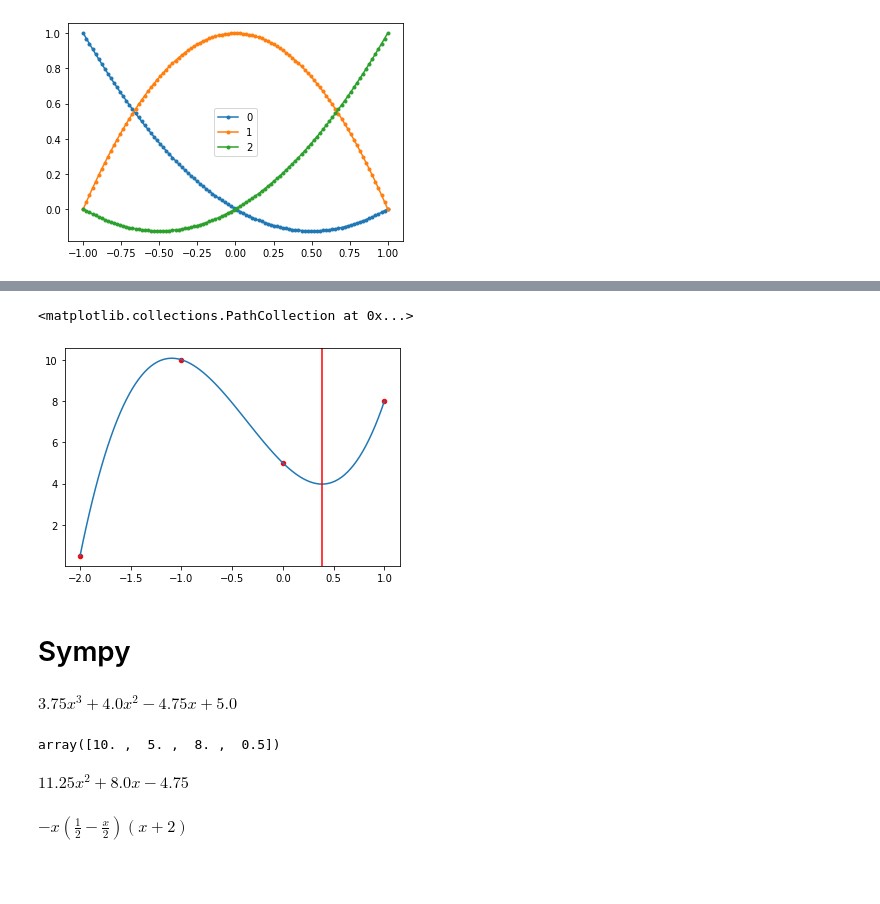
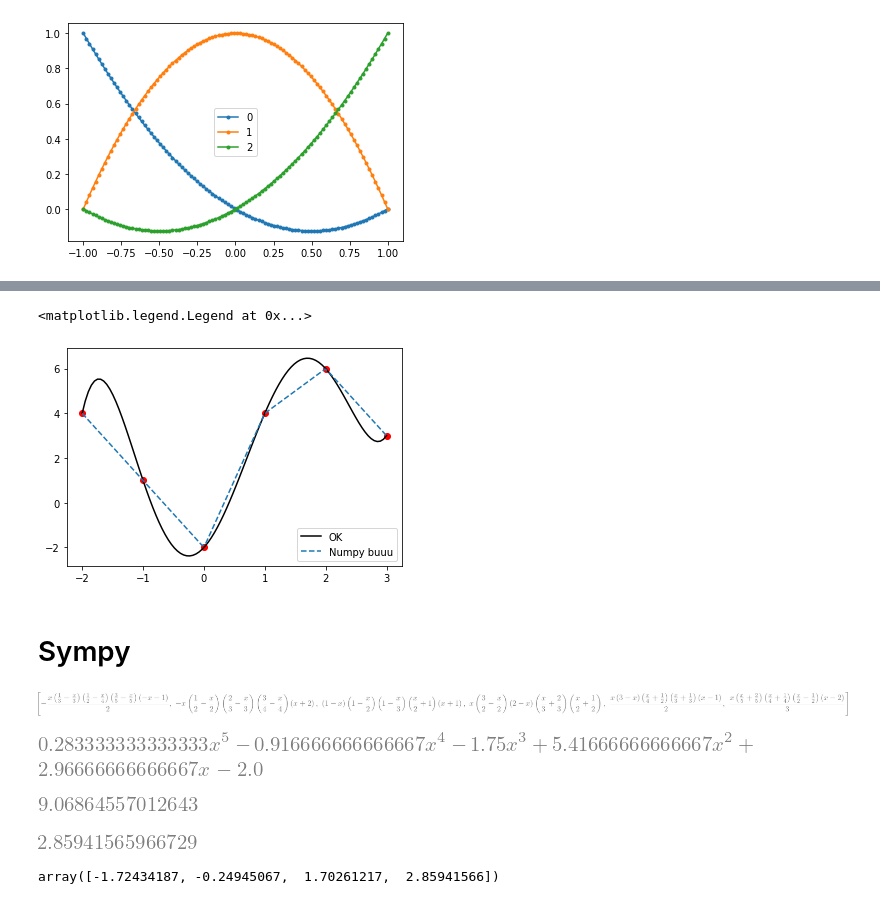
Before and after one commit to oli300ver/MetodosComputacionales202320, a Jupyter notebook: Week4/InterpolacionLagrange.ipynb, the cells around one changed output, grey strips where cells are left out. Cells and saved outputs as stored; diff of their text form; code cells hidden in the pictures; blank space fills up the shorter version.

Commit message:
LagrangeOK

```diff
--- a/Week4/InterpolacionLagrange.ipynb
+++ b/Week4/InterpolacionLagrange.ipynb
@@ -19,8 +20,8 @@ plt.legend()
 <matplotlib.legend.Legend at 0x...>
 [figure]
 # %%
-X = np.array([-1,0,1,-2])
-Y = np.array([10.,5.,8.,.5])
+X = np.array([-2,-1,0,1,2,3])
+Y = np.array([4.,1.,-2.,4.,6.,3.])
 # %%
 plt.scatter(X,Y)
 # %% [output]
@@ -46,8 +47,7 @@ def Interpolate(x,X,Y):
 
     return Poly
 # %%
-x0 = np.linspace(-2.,1.,100)
-y0 = Interpolate(x0,X,Y)
+x = np.linspace(-2.,3.,100)
+y = Interpolate(x,X,Y)
 # %%
-y1 = np.interp(x0,X,Y)
-y1
+y1 = np.interp(x,X,Y)
@@ -65,28 +54,40 @@ array([10. ,  0.5,  0.5,  0.5,  0.5,  0.5,  0.5,  0.5,  0.5,  0.5,  0.5,
 # %%
-plt.plot(x0,y0)
-plt.axvline(x=0.3859,color='r')
-plt.scatter(X,Y,color='r',s=20)
+plt.plot(x,y,color='k',label='OK')
+plt.plot(x,y1,'--',label='Numpy buuu')
+plt.scatter(X,Y,color='r',marker='o')
+plt.legend()
 # %% [output]
-<matplotlib.collections.PathCollection at 0x...>
+<matplotlib.legend.Legend at 0x...>
-[figure, old version]
+[figure, new version]
 # %% [markdown]
 # Sympy
 # %%
-x = sym.Symbol('x',real=True)
-f = Interpolate(x,X,Y)
-f = sym.simplify(f)
-f
+_x = sym.Symbol('x',real=True)
-# %% [output]
-$\displaystyle 3.75 x^{3} + 4.0 x^{2} - 4.75 x + 5.0$
 # %%
-Y
+BasesCardinales = []
+for i in range(X.shape[0]):
+    BasesCardinales.append(Lagrange(_x,X,i))
+BasesCardinales
 # %% [output]
-array([10. ,  5. ,  8. ,  0.5])
+[figure, added]
+# %%
+# Interpolamos sympy style
+f = Interpolate(_x,X,Y)
+f = sym.simplify(f)
+f
+# %% [output]
+[figure, added]
 # %%
-sym.diff(f,x,1)
+
+df = sym.diff(f,_x,1)
+d2f = sym.diff(f,_x,2)
-# %% [output]
-$\displaystyle 11.25 x^{2} + 8.0 x - 4.75$
 # %%
-Lagrange(x,X,0)
+# Convertimos los simbolos en funciones numpy
+_f = sym.lambdify([_x],f,'numpy')
+_df = sym.lambdify([_x],df,'numpy')
+_d2f = sym.lambdify([_x],d2f,'numpy')
-# %% [output]
-$\displaystyle - x \left(\frac{1}{2} - \frac{x}{2}\right) \left(x + 2\right)$
+# %%
+#Probamos
+_df(3.1321)
+# %% [output]
+[figure, added]
@@ -92,0 +121,4 @@ $\displaystyle - x \left(\frac{1}{2} - \frac{x}{2}\right) \left(x + 2\right)$
+# %%
+GetNewtonMethod(_df,_d2f,3)
+# %% [output]
+[figure, added]
@@ -92,0 +144,6 @@ $\displaystyle - x \left(\frac{1}{2} - \frac{x}{2}\right) \left(x + 2\right)$
+# %%
+xt = np.linspace(-2.,3,20)
+Roots = GetAllRoots(xt)
+Roots
+# %% [output]
+array([-1.72434187, -0.24945067,  1.70261217,  2.85941566])
```
Also changed, not shown: parts of 6 cells of this notebook.
